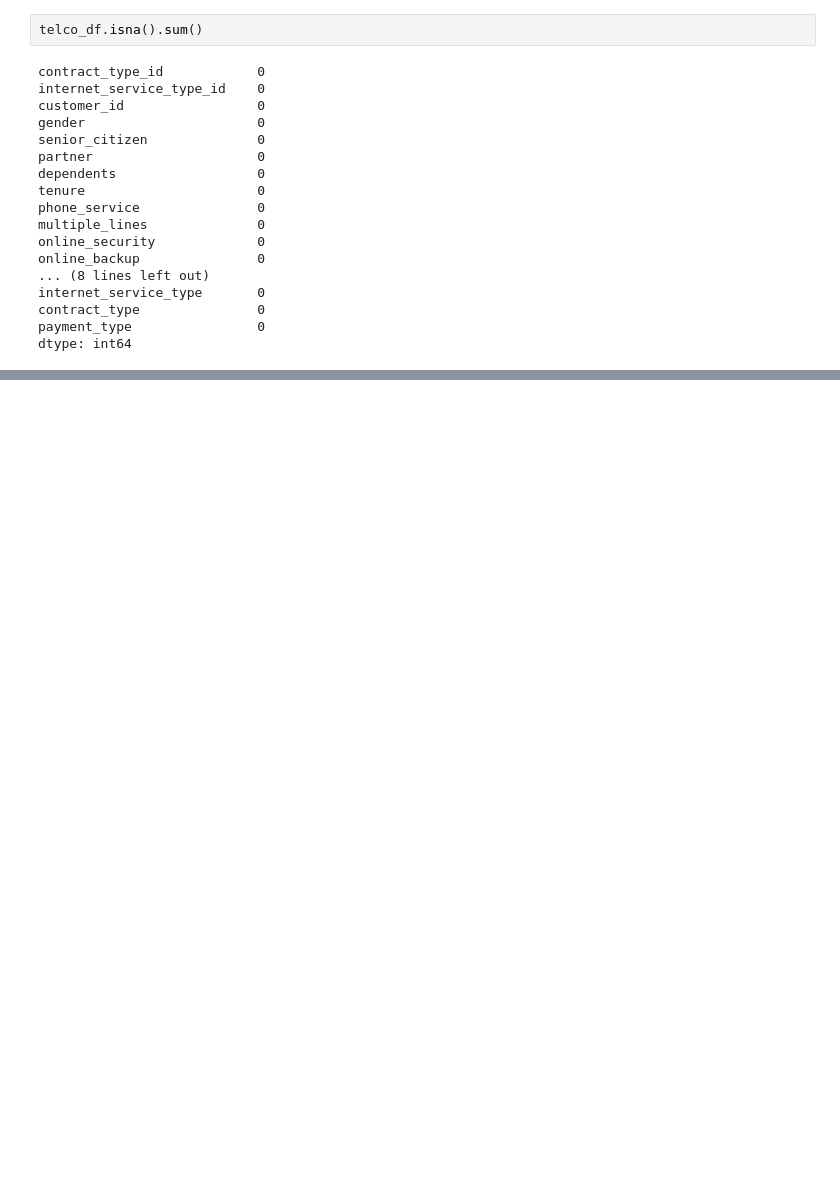
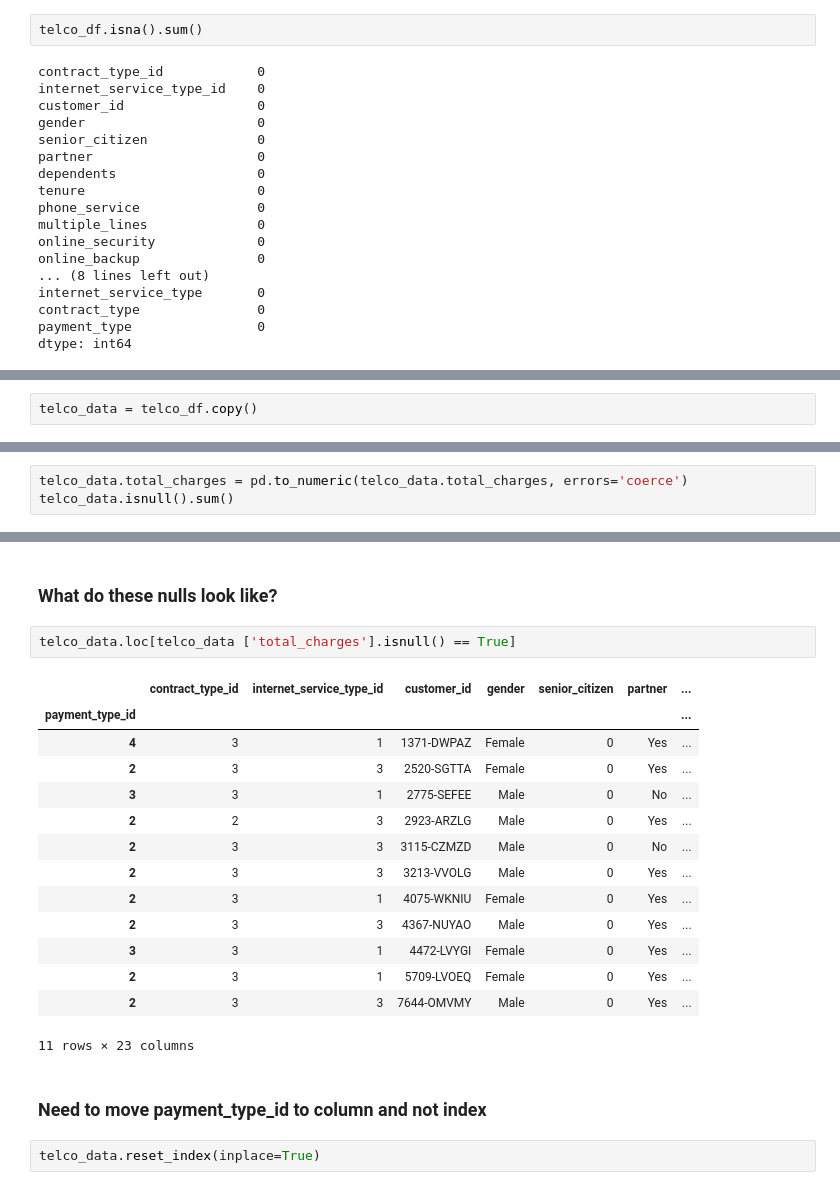
Before and after one commit to raycerna/telco-churn-analysis, a Jupyter notebook: telco_analysis.ipynb, the cells around one changed output, grey strips where cells are left out. Saved outputs shown, nothing was run; the diff lists cells and outputs as text; blank space fills up the shorter version.

```diff
--- a/telco_analysis.ipynb
+++ b/telco_analysis.ipynb
@@ -116,0 +167,2 @@ dtype: int64
+# %%
+telco_data = telco_df.copy()
@@ -116,0 +171,3 @@ dtype: int64
+# %%
+telco_data.total_charges = pd.to_numeric(telco_data.total_charges, errors='coerce')
+telco_data.isnull().sum()
@@ -116,0 +192,23 @@ dtype: int64
+# %% [markdown]
+### What do these nulls look like?
+# %%
+telco_data.loc[telco_data ['total_charges'].isnull() == True]
+# %% [output]
+|  | contract_type_id | internet_service_type_id | customer_id | gender | senior_citizen | partner | ... |
+| payment_type_id |  |  |  |  |  |  | ... |
+| 4 | 3 | 1 | 1371-DWPAZ | Female | 0 | Yes | ... |
+| 2 | 3 | 3 | 2520-SGTTA | Female | 0 | Yes | ... |
+| 3 | 3 | 1 | 2775-SEFEE | Male | 0 | No | ... |
+| 2 | 2 | 3 | 2923-ARZLG | Male | 0 | Yes | ... |
+| 2 | 3 | 3 | 3115-CZMZD | Male | 0 | No | ... |
+| 2 | 3 | 3 | 3213-VVOLG | Male | 0 | Yes | ... |
+| 2 | 3 | 1 | 4075-WKNIU | Female | 0 | Yes | ... |
+| 2 | 3 | 3 | 4367-NUYAO | Male | 0 | Yes | ... |
+| 3 | 3 | 1 | 4472-LVYGI | Female | 0 | Yes | ... |
+| 2 | 3 | 1 | 5709-LVOEQ | Female | 0 | Yes | ... |
+| 2 | 3 | 3 | 7644-OMVMY | Male | 0 | Yes | ... |
+11 rows × 23 columns
+# %% [markdown]
+### Need to move payment_type_id to column and not index
+# %%
+telco_data.reset_index(inplace=True)
```
Also changed, not shown: parts of 34 cells of this notebook.
